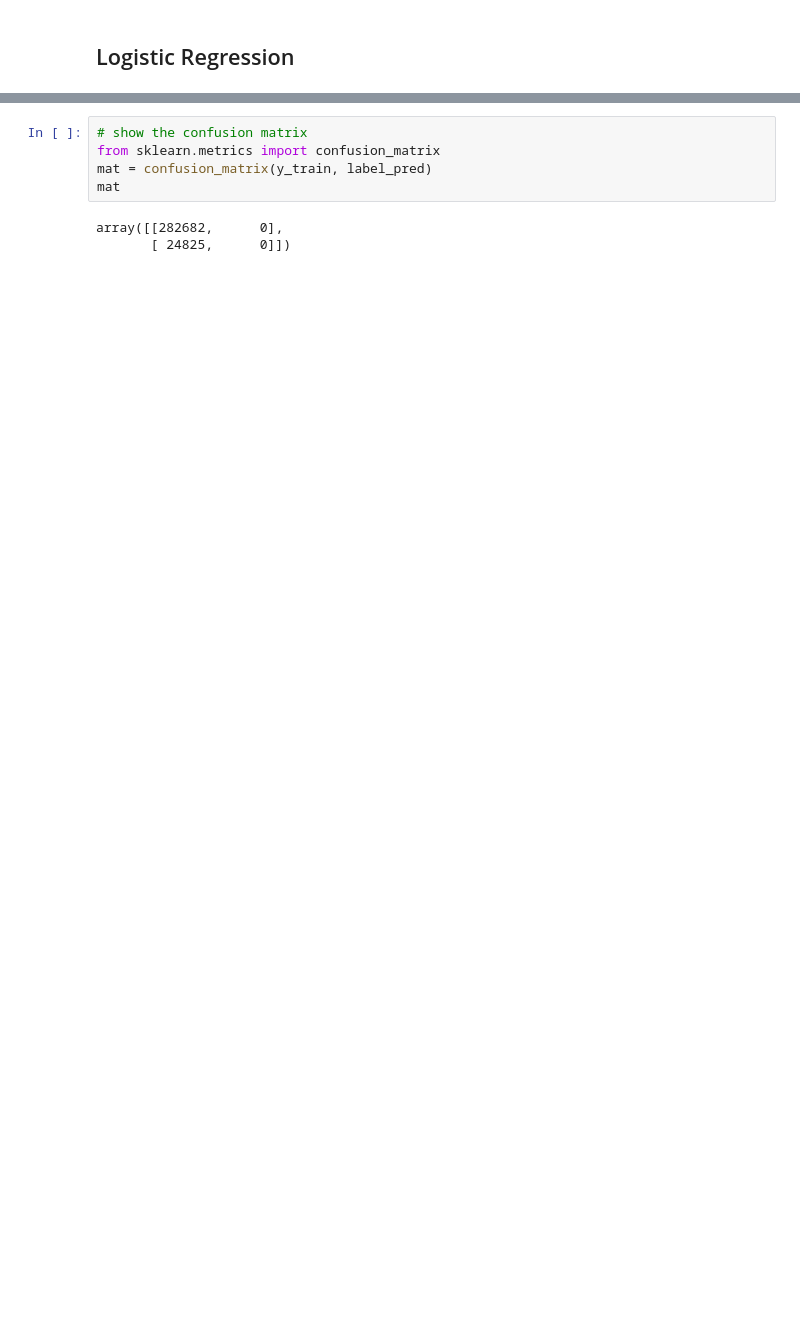
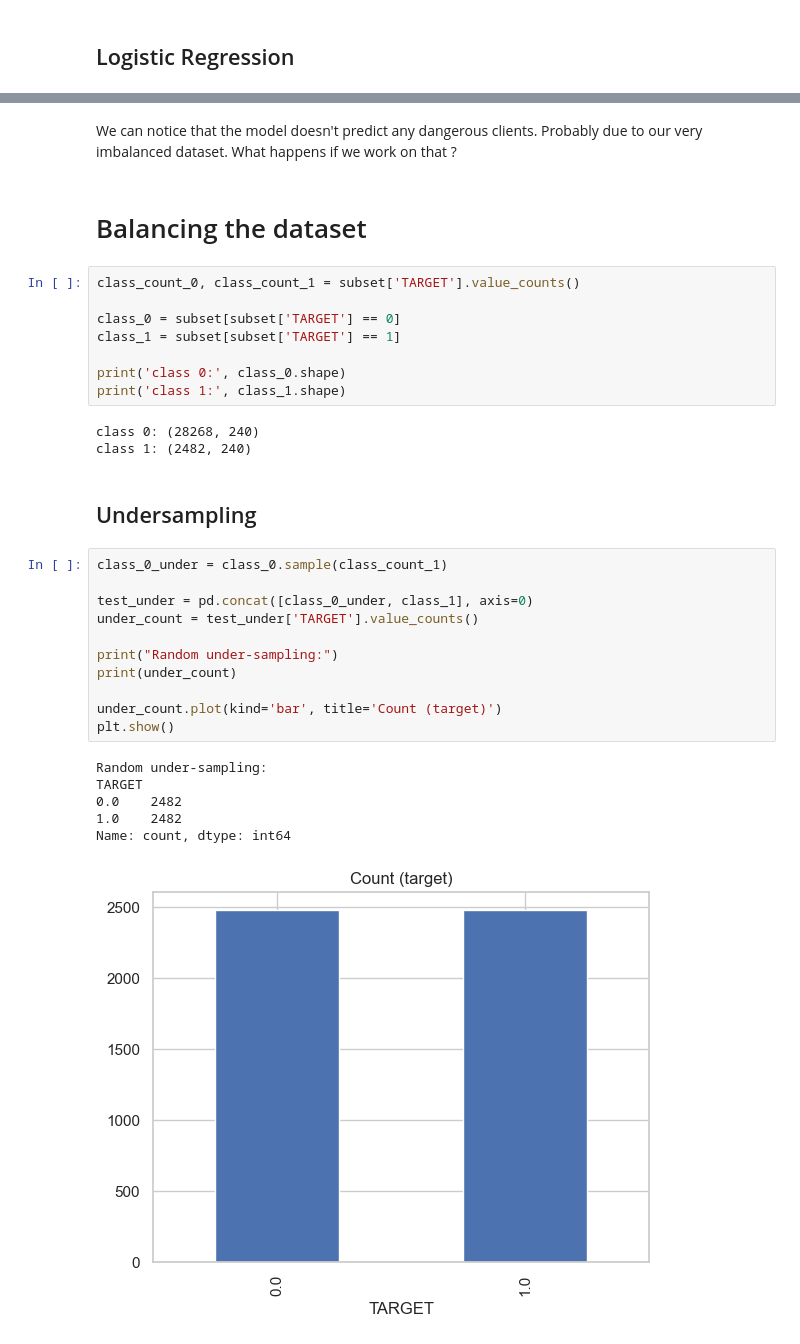
Before and after one commit to Laeti-dev/P4_Credit-Scoring-Model, a Jupyter notebook: ikusawa_laetitia_1_notebook_0824.ipynb, the cells around one changed output, grey strips where cells are left out. Cells and saved outputs as stored; diff of their text form; blank space fills up the shorter version.

```diff
--- a/ikusawa_laetitia_1_notebook_0824.ipynb
+++ b/ikusawa_laetitia_1_notebook_0824.ipynb
@@ -847,8 +894,35 @@ score train : 0.9192701304360551, test score : 1.0
-# %%
-# show the confusion matrix
-from sklearn.metrics import confusion_matrix
-mat = confusion_matrix(y_train, label_pred)
-mat
-# %% [output]
-array([[282682,      0],
-       [ 24825,      0]])
+# %% [markdown]
+We can notice that the model doesn't predict any dangerous clients. Probably due to our very imbalanced dataset. What happens if we work on that ?
+# %% [markdown]
+# Balancing the dataset
+# %%
+class_count_0, class_count_1 = subset['TARGET'].value_counts()
+
+class_0 = subset[subset['TARGET'] == 0]
+class_1 = subset[subset['TARGET'] == 1]
+
+print('class 0:', class_0.shape)
+print('class 1:', class_1.shape)
+# %% [output]
+class 0: (28268, 240)
+class 1: (2482, 240)
+# %% [markdown]
+## Undersampling
+# %%
+class_0_under = class_0.sample(class_count_1)
+
+test_under = pd.concat([class_0_under, class_1], axis=0)
+under_count = test_under['TARGET'].value_counts()
+
+print("Random under-sampling:")
+print(under_count)
+
+under_count.plot(kind='bar', title='Count (target)')
+plt.show()
+# %% [output]
+Random under-sampling:
+TARGET
+0.0    2482
+1.0    2482
+Name: count, dtype: int64
+[figure, added]
```
Also changed, not shown: parts of 28 cells of this notebook.
